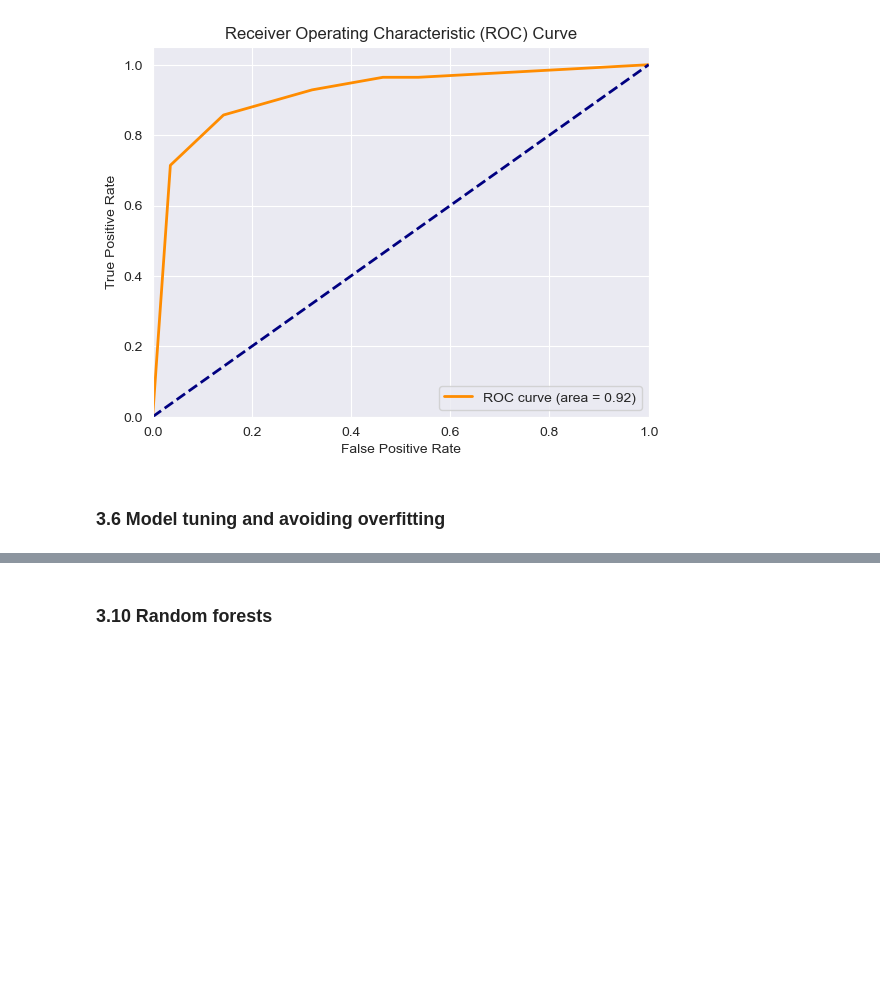
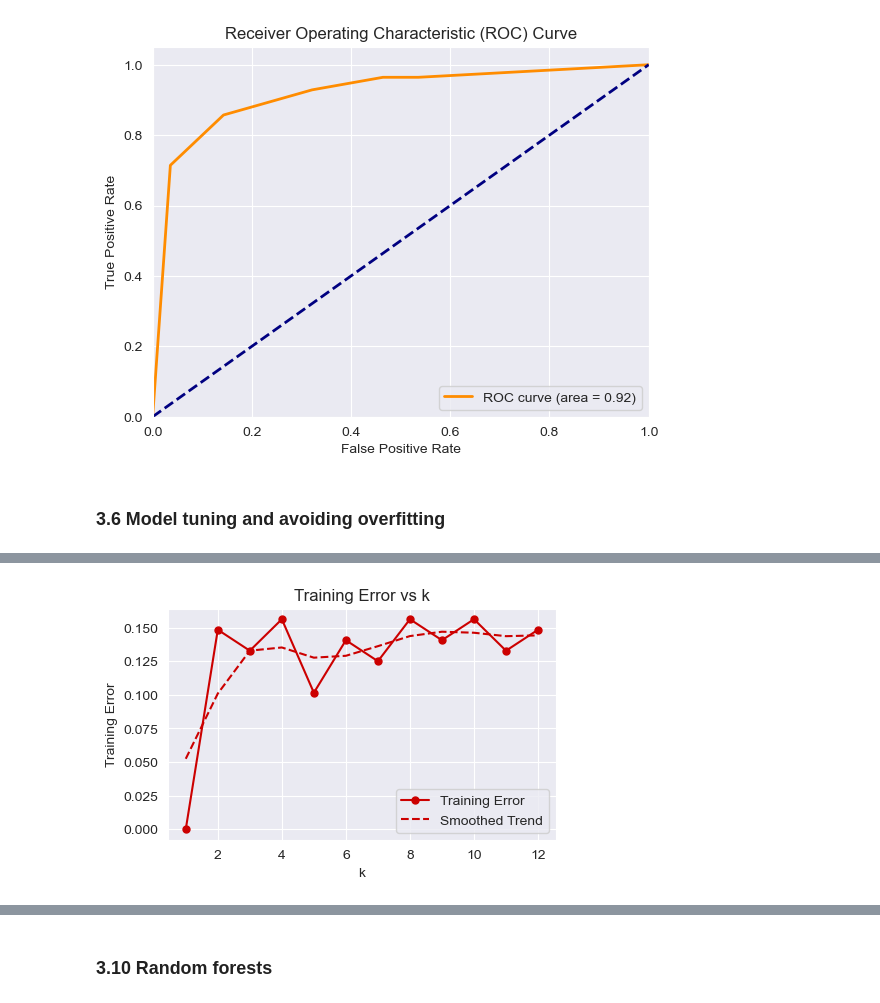
Before and after one commit to olxssa/computational_genomics, a Jupyter notebook: Module3_Supervised_Learning.ipynb, the cells around one changed output, grey strips where cells are left out. Saved outputs shown, nothing was run; the diff lists cells and outputs as text; code cells hidden in the pictures; blank space fills up the shorter version.

```diff
--- a/Module3_Supervised_Learning.ipynb
+++ b/Module3_Supervised_Learning.ipynb
@@ -350,0 +376,47 @@ plt.show()
+# %%
+# Check training accuracy for different k values
+
+from sklearn.neighbors import KNeighborsClassifier
+from sklearn.metrics import confusion_matrix, accuracy_score
+from scipy.ndimage import gaussian_filter1d
+
+# Set the random seed
+np.random.seed(101)
+
+# Set k values
+k_values = np.arange(1, 13)
+
+# Training errors
+train_err = []
+
+X_train = training.iloc[:, 2:].values  # Features
+y_train = training.iloc[:, 0].values # Class labels
+
+for k in k_values:
+    # Create the k-NN model
+    knn = KNeighborsClassifier(n_neighbors=k)
+    knn.fit(X_train, y_train)
+
+    # Predictions on the training set
+    y_pred = knn.predict(X_train)
+
+    # Calculate training error
+    accuracy = accuracy_score(y_train, y_pred)
+    error = 1 - accuracy
+    train_err.append(error)
+
+# Plot training error vs k
+plt.figure(figsize=(5, 3))
+plt.plot(k_values, train_err, 'o-', color='#CC0000', label='Training Error', markersize=5)
+plt.xlabel('k')
+plt.ylabel('Training Error')
+plt.title('Training Error vs k')
+plt.grid(True)
+
+# Add a smooth line for the trend
+smoothed_error = gaussian_filter1d(train_err, sigma=1)  # Gaussian smoothing
+plt.plot(k_values, smoothed_error, color='#CC0000', linestyle='--', label='Smoothed Trend')
+plt.legend()
+plt.show()
+# %% [output]
+[figure, added]
```
Also changed, not shown: parts of 18 cells of this notebook, 1 other file.
